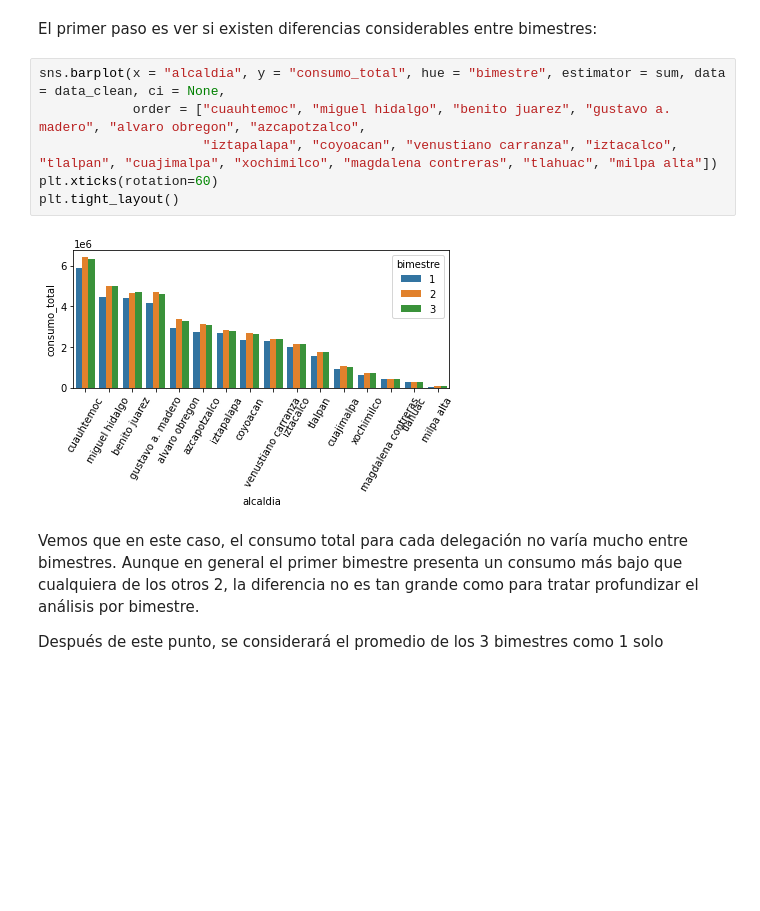
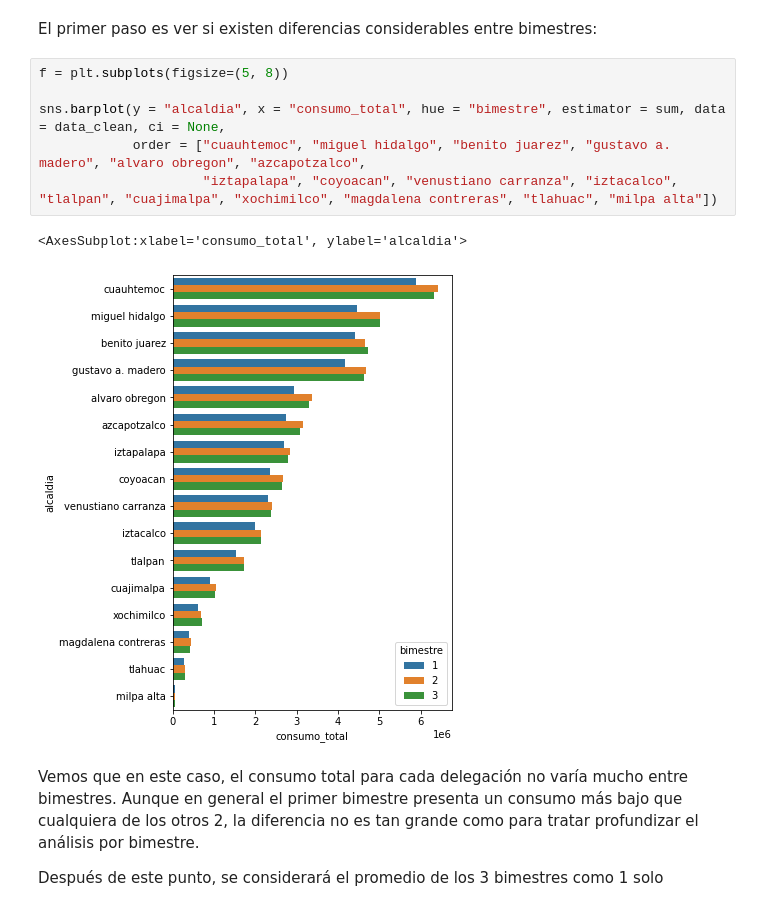
Before and after one commit to lechugaa/intro_ds_p1_consumo_agua, a Jupyter notebook: Lab_1_MH.ipynb, the cells around one changed output. Saved outputs shown, nothing was run; the diff lists cells and outputs as text; blank space fills up the shorter version.

```diff
--- a/Lab_1_MH.ipynb
+++ b/Lab_1_MH.ipynb
@@ -173,13 +174,14 @@ sns.scatterplot(y = "latitud", x = "longitud", hue = "alcaldia", data = data_con
 # %% [markdown]
 El primer paso es ver si existen diferencias considerables entre bimestres:
 # %%
-sns.barplot(x = "alcaldia", y = "consumo_total", hue = "bimestre", estimator = sum, data = data_clean, ci = None,
+f = plt.subplots(figsize=(5, 8))
+
+sns.barplot(y = "alcaldia", x = "consumo_total", hue = "bimestre", estimator = sum, data = data_clean, ci = None,
             order = ["cuauhtemoc", "miguel hidalgo", "benito juarez", "gustavo a. madero", "alvaro obregon", "azcapotzalco",
                      "iztapalapa", "coyoacan", "venustiano carranza", "iztacalco", "tlalpan", "cuajimalpa", "xochimilco", "magdalena contreras", "tlahuac", "milpa alta"])
-plt.xticks(rotation=60)
-plt.tight_layout()
 # %% [output]
+<AxesSubplot:xlabel='consumo_total', ylabel='alcaldia'>
-[figure, old version]
+[figure, new version]
 # %% [markdown]
 Vemos que en este caso, el consumo total para cada delegación no varía mucho entre bimestres. Aunque en general el primer bimestre presenta un consumo más bajo que cualquiera de los otros 2, la diferencia no es tan grande como para tratar profundizar el análisis por bimestre.
 
```
Also changed, not shown: parts of 5 cells of this notebook.
